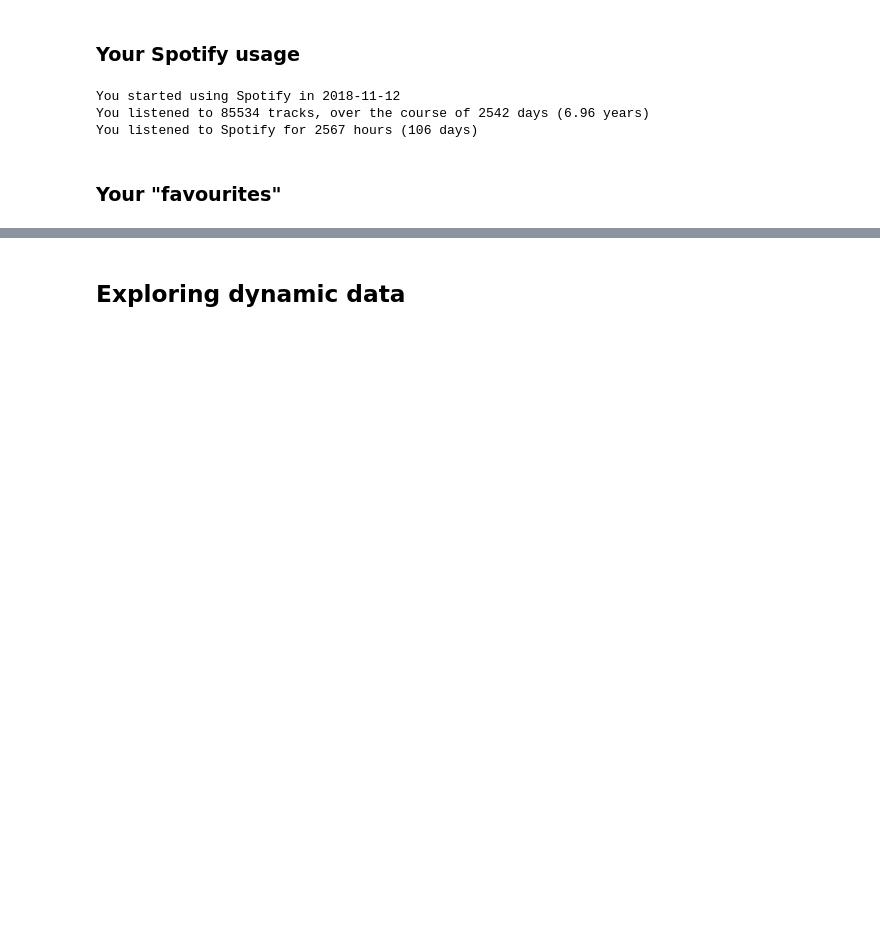
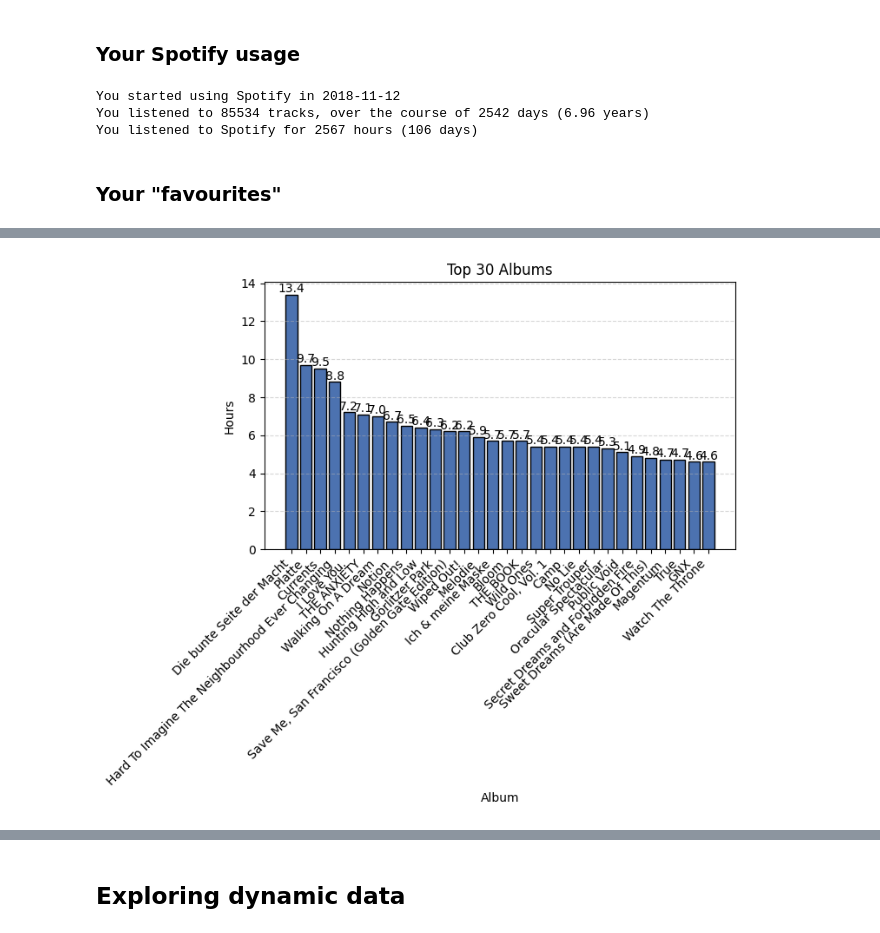
Before and after one commit to Innisvysom2/betterWrapped, a Jupyter notebook: betterWrapped.ipynb, the cells around one changed output, grey strips where cells are left out. Saved outputs shown, nothing was run; the diff lists cells and outputs as text; code cells hidden in the pictures; blank space fills up the shorter version.

Commit message:
erste schritte in statischer visualisierung

```diff
--- a/betterWrapped.ipynb
+++ b/betterWrapped.ipynb
@@ -187,7 +187,7 @@ You listened to Spotify for 2567 hours (106 days)
 # %% [markdown]
 ### Your "favourites"
 # %%
-def get_top_data_raw(attribute, sorting_value, top_count, start, end):
+def get_top_data_raw(attribute, sorting_value, time_format, top_count, start, end):
     if start == "first": start = df["ts"].min()
     if end == "last": end = df["ts"].max()
     if sorting_value == "track_count":
@@ -197,6 +197,6 @@ def get_top_data_raw(attribute, sorting_value, top_count, start, end):
             return df[(df["ts"] > start) & (df["ts"] < end)][attribute].value_counts()[:top_count].reset_index()
     elif sorting_value == "listening_time":
         if attribute == "genre":
-            return df[(df["ts"] > start) & (df["ts"] < end)][[attribute, "h_played"]].assign(genre=df[attribute].str.split(", ")).explode(attribute).groupby(attribute)["h_played"].sum().sort_values(ascending=False)[:top_count].reset_index().round(1)
+            return df[(df["ts"] > start) & (df["ts"] < end)][[attribute, time_format]].assign(genre=df[attribute].str.split(", ")).explode(attribute).groupby(attribute)[time_format].sum().sort_values(ascending=False)[:top_count].reset_index().round(1)
         else:
-            return df[(df["ts"] > start) & (df["ts"] < end)][[attribute, "h_played"]].groupby(attribute).sum().sort_values("h_played", ascending=False)[:top_count].reset_index().round(1)
+            return df[(df["ts"] > start) & (df["ts"] < end)][[attribute, time_format]].groupby(attribute).sum().sort_values(time_format, ascending=False)[:top_count].reset_index().round(1)
@@ -223,6 +202,0 @@ get_top_data_raw(attribute, sorting_value, top_count, start, end)
-# %%
-fig, ax = plt.subplots()
-x = get_top_data_raw(attribute, sorting_value, top_count, start, end)["track_name"]
-y = get_top_data_raw(attribute, sorting_value, top_count, start, end)["h_played"]
-ax.bar(x, y)
-ax.tick_params(axis="x", labelrotation=45)
@@ -280,0 +229,30 @@ plt.show()
+# %%
+dict_att_disp = {
+    "artist_name":"Artist",
+    "track_name":"Track",
+    "genre":"Genre",
+    "album_name":"Album",
+    "country_name":"Country",
+    "region_name":"Region",
+    "city_name":"City",
+    "platform":"Platform",
+    "s_played":"Seconds",
+    "min_played":"Minutes",
+    "h_played":"Hours",
+    "d_played":"Days"
+}
+# %%
+attribute = "album_name" #artist_name, track_name, genre, album_name, country_name, region_name, city_name or platform
+top_count = 30 #the top n will be returned
+sorting_value = "listening_time" #track_count or listening_time
+time_format = "h_played" #s_played, min_played, h_played, d_played
+start = "first" #start="year-month-day" or "first"
+end = "last" #end="year-month-day" or "last"
+
+get_top_data_raw(attribute, sorting_value, time_format, top_count, start, end)
+x = get_top_data_raw(attribute, sorting_value, time_format, top_count, start, end)[attribute]
+y = get_top_data_raw(attribute, sorting_value, time_format, top_count, start, end)[time_format]
+fig, ax, bars = bar_plot(x, y, f"Top {top_count} {dict_att_disp[attribute]}s", dict_att_disp[attribute], dict_att_disp[time_format])
+plt.show()
+# %% [output]
+[figure, added]
```
Also changed, not shown: parts of 7 cells of this notebook, 1 other file.
